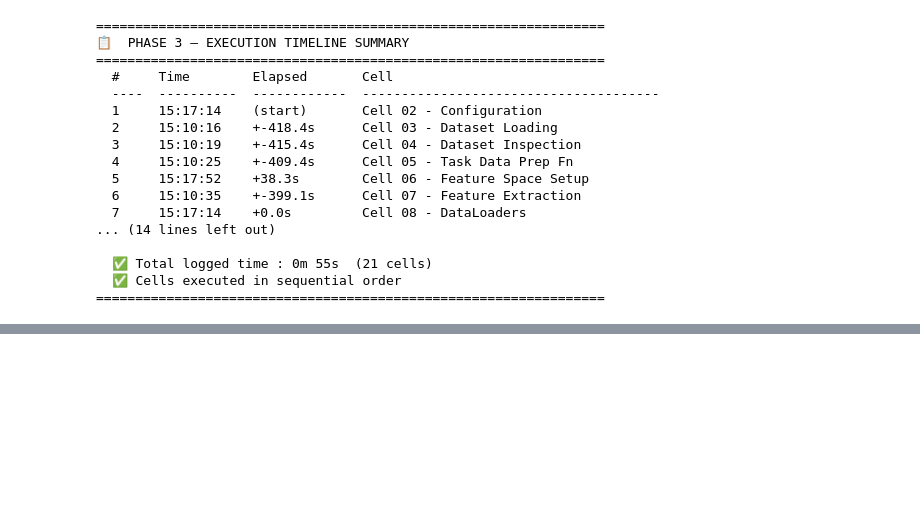
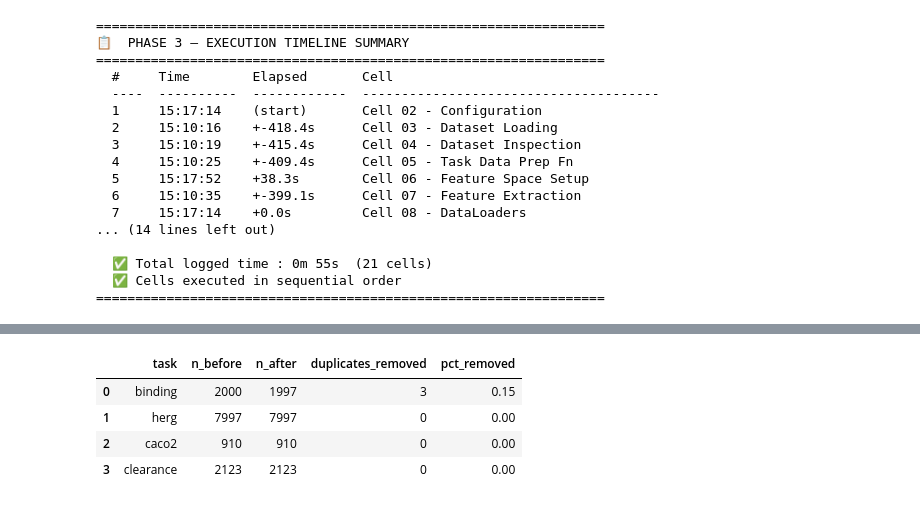
Before and after one commit to Sushree2179/Neural_PK-PD_Modeling_with_ODE, a Jupyter notebook: Coding/phase3_neural_ode_model.ipynb, the cells around one changed output, grey strips where cells are left out. Saved outputs shown, nothing was run; the diff lists cells and outputs as text; code cells hidden in the pictures; blank space fills up the shorter version.

```diff
--- a/Coding/phase3_neural_ode_model.ipynb
+++ b/Coding/phase3_neural_ode_model.ipynb
@@ -1476,0 +2419,47 @@ print(f"{'='*65}")
+# %%
+# ============================================
+# STEP 1: DEDUPLICATION BEFORE SPLIT
+# ============================================
+_ts("Cell 29 - Dedup Before Split")
+
+import hashlib
+
+
+def row_hash_index(X):
+    """Return index array that retains only the first occurrence of each unique feature row."""
+    X = np.ascontiguousarray(X.astype(np.float32))
+    seen = {}
+    keep = []
+    for i, row in enumerate(X):
+        h = hashlib.md5(row.tobytes()).hexdigest()
+        if h not in seen:
+            seen[h] = i
+            keep.append(i)
+    return np.array(keep, dtype=np.int64)
+
+
+dedup_stats = []
+tasks_raw_clean = {}
+
+for task, (X_t, y_t) in tasks_raw.items():
+    X_t = np.asarray(X_t, dtype=np.float32)
+    y_t = np.asarray(y_t, dtype=np.float32)
+    n_before = len(X_t)
+    keep_idx = row_hash_index(X_t)
+    X_clean = X_t[keep_idx]
+    y_clean = y_t[keep_idx]
+    n_after = len(X_clean)
+    removed = n_before - n_after
+    tasks_raw_clean[task] = (X_clean, y_clean)
+    dedup_stats.append({
+        'task': task,
+        'n_before': n_before,
+        'n_after': n_after,
+        'duplicates_removed': removed,
+        'pct_removed': round(100.0 * removed / n_before, 2),
+    })
+
+dedup_summary = pd.DataFrame(dedup_stats)
+print("✅ Deduplication complete")
+display(dedup_summary)
+# %% [output]
@@ -1476,0 +2468,5 @@ print(f"{'='*65}")
+|  | task | n_before | n_after | duplicates_removed | pct_removed |
+| 0 | binding | 2000 | 1997 | 3 | 0.15 |
+| 1 | herg | 7997 | 7997 | 0 | 0.00 |
+| 2 | caco2 | 910 | 910 | 0 | 0.00 |
+| 3 | clearance | 2123 | 2123 | 0 | 0.00 |
```
Also changed, not shown: parts of 37 cells of this notebook, 25 other files.
